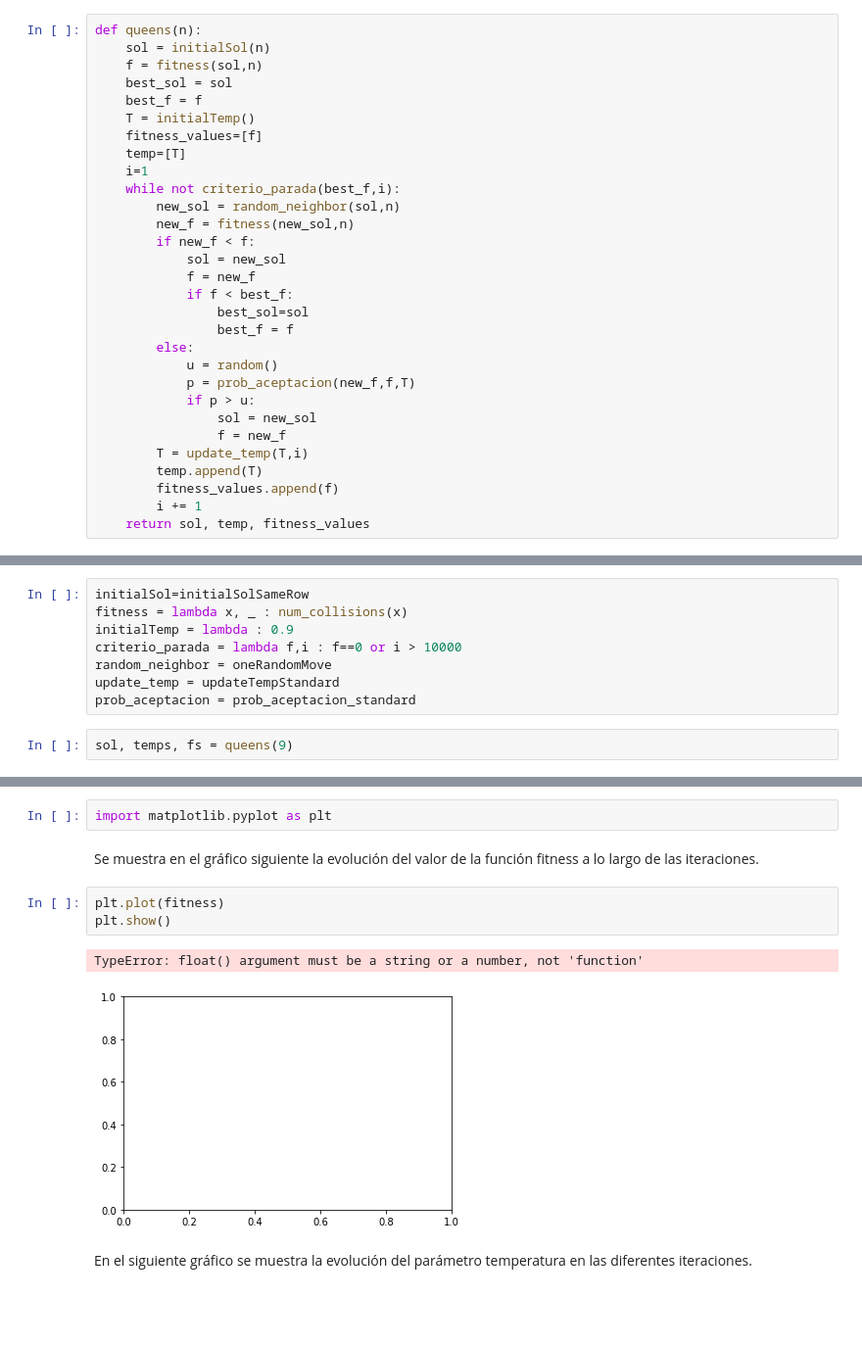
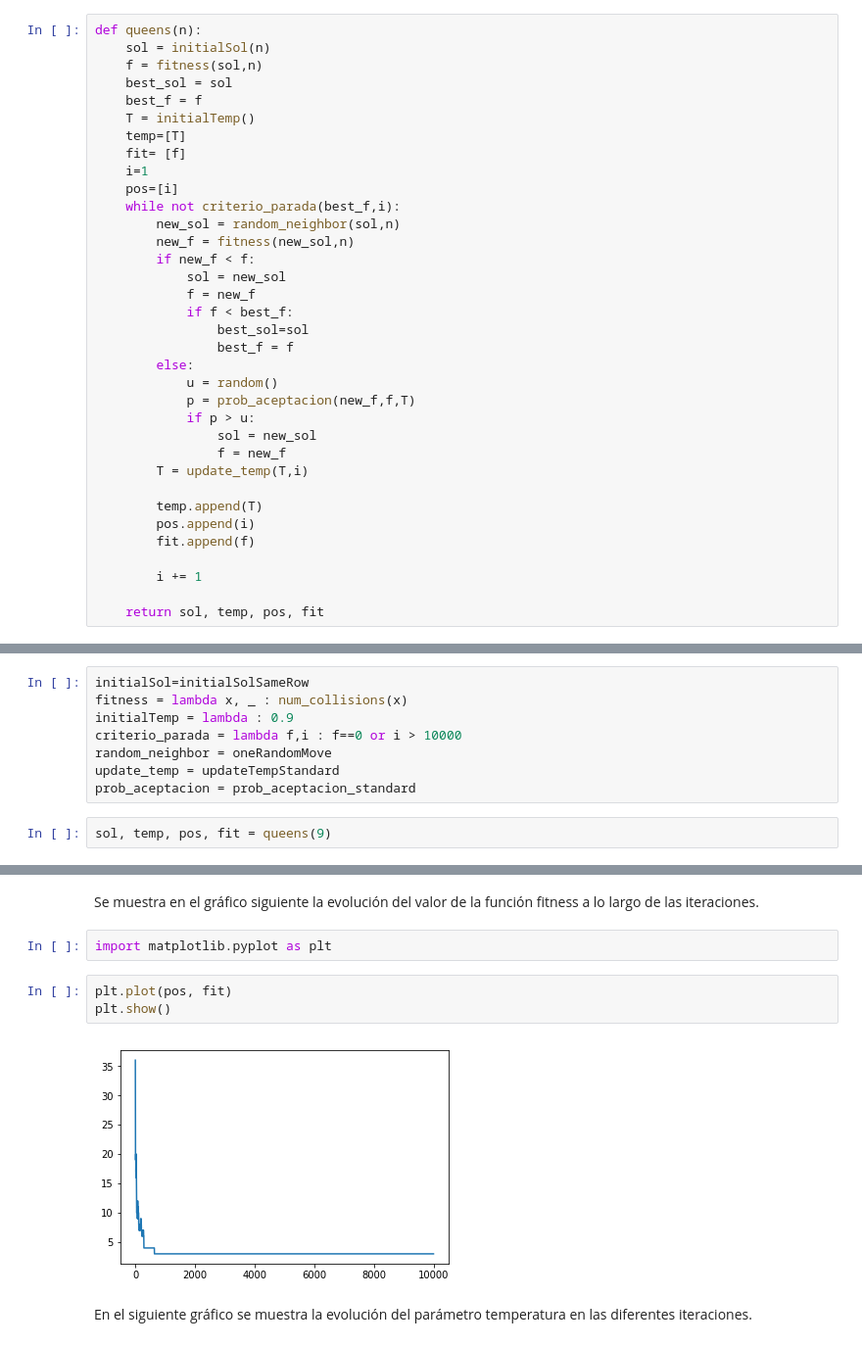
Before and after one commit to tgm185z/metodos_simulacion, a Jupyter notebook: parte3/pr3.ipynb, the cells around one changed output, grey strips where cells are left out. Shown: that part at 98% size. Cells and saved outputs as stored; diff of their text form; blank space fills up the shorter version.

```diff
--- a/parte3/pr3.ipynb
+++ b/parte3/pr3.ipynb
@@ -213,9 +215,10 @@ def queens(n):
     best_sol = sol
     best_f = f
     T = initialTemp()
-    fitness_values=[f]
     temp=[T]
+    fit= [f]
     i=1
+    pos=[i]
     while not criterio_parada(best_f,i):
         new_sol = random_neighbor(sol,n)
         new_f = fitness(new_sol,n)
@@ -232,10 +235,14 @@ def queens(n):
                 sol = new_sol
                 f = new_f
         T = update_temp(T,i)
+
         temp.append(T)
-        fitness_values.append(f)
+        pos.append(i)
+        fit.append(f)
+
         i += 1
-    return sol, temp, fitness_values
+
+    return sol, temp, pos, fit
 # %% [markdown]
 ### Resultados
 # %% [markdown]
@@ -249,7 +256,7 @@ random_neighbor = oneRandomMove
 update_temp = updateTempStandard
 prob_aceptacion = prob_aceptacion_standard
 # %%
-sol, temps, fs = queens(9)
+sol, temp, pos, fit = queens(9)
 # %%
 sol
 # %% [output]
@@ -259,15 +266,14 @@ fs[-1]
 # %% [output]
 3
+# %% [markdown]
+Se muestra en el gráfico siguiente la evolución del valor de la función fitness a lo largo de las iteraciones.
 # %%
 import matplotlib.pyplot as plt
-# %% [markdown]
-Se muestra en el gráfico siguiente la evolución del valor de la función fitness a lo largo de las iteraciones.
 # %%
-plt.plot(fitness)
+plt.plot(pos, fit)
 plt.show()
 # %% [output]
-TypeError: float() argument must be a string or a number, not 'function'
-[figure, old version]
+[figure, new version]
 # %% [markdown]
 En el siguiente gráfico se muestra la evolución del parámetro temperatura en las diferentes iteraciones.
 # %%
```
Also changed, not shown: parts of 21 cells of this notebook.
